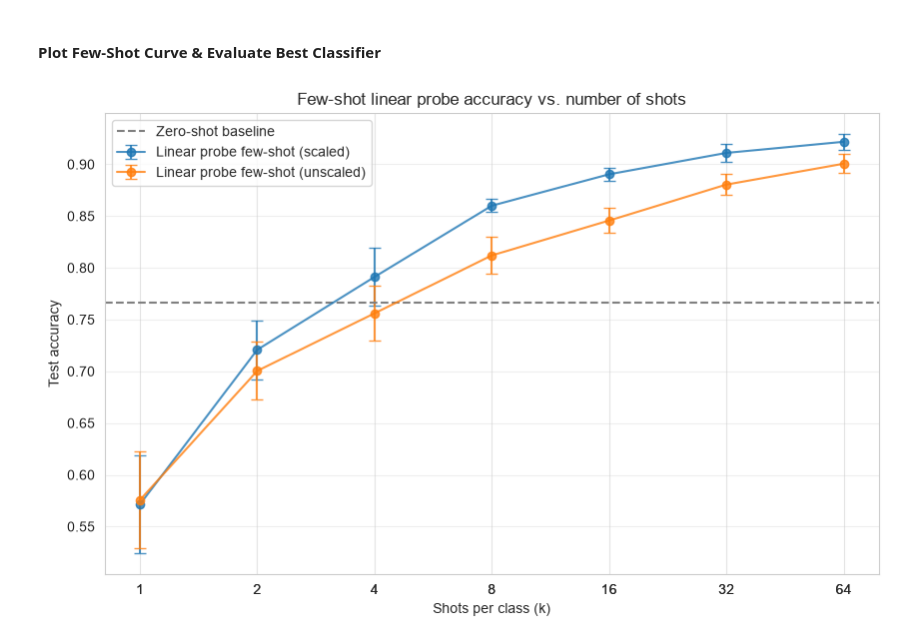
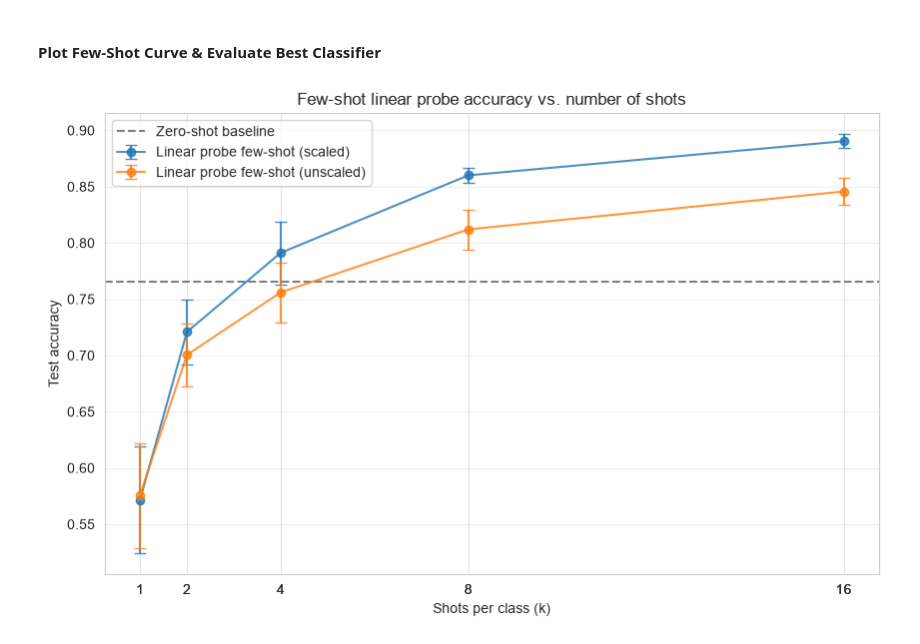
Before and after one commit to Nello-pn/trashCLIP, a Jupyter notebook: CLIP_LinearProbe.ipynb, the cells around one changed output. Cells and saved outputs as stored; diff of their text form; code cells hidden in the pictures.

Commit message:
Adapt linear probe few shot to have max k = 16

```diff
--- a/CLIP_LinearProbe.ipynb
+++ b/CLIP_LinearProbe.ipynb
@@ -257,4 +250,4 @@ trained_probes = joblib.load(dir + "trained_probes.pkl")      # (k, seed, scaled
 few_shot_df = pd.DataFrame(few_shot_results)
 
 few_shot_summary = few_shot_df.groupby(["k", "scaled"])["accuracy"].agg(["mean", "std"]).reset_index()
-few_shot_summary
+few_shot_summary = few_shot_summary[few_shot_summary['k']<=16]
@@ -279,32 +256,32 @@ few_shot_summary
 # %%
 # Zero-Shot accuracy as baseline (best model from Zero-Shot notebook)
 zero_shot_accuracy = 0.7659
 
 # Plot Few-Shot Curve (accuracy vs. n_shots per class (k))
 fig, ax = plt.subplots(figsize=(10, 6))
 for scaled in [True, False]:
     df = few_shot_summary[few_shot_summary["scaled"] == scaled]
     plt.errorbar(
         df["k"],
         df["mean"],
         yerr=df["std"],
         marker = "o",
         capsize=4,
         label=f"Linear probe few-shot ({"scaled" if scaled else "unscaled"})",
         alpha = .8
     )
 if zero_shot_accuracy is not None:
     plt.axhline(zero_shot_accuracy, color="gray", linestyle="--", label="Zero-shot baseline")
-plt.xscale("log", base=2)
+# plt.xscale("log", base=2)
 plt.xticks(few_shot_summary["k"], list(few_shot_summary["k"]))
 plt.xlabel("Shots per class (k)")
 plt.ylabel("Test accuracy")
 plt.title("Few-shot linear probe accuracy vs. number of shots")
 plt.legend()
 plt.grid(alpha=.3)
 plt.show()
 # %% [output]
-[figure, old version]
+[figure, new version]
 # %%
 # identify combination of parameters (k, scaled) with highest mean accuracy
 best_config_idx = few_shot_summary["mean"].argmax()
```
Also changed, not shown: parts of 4 cells of this notebook.
